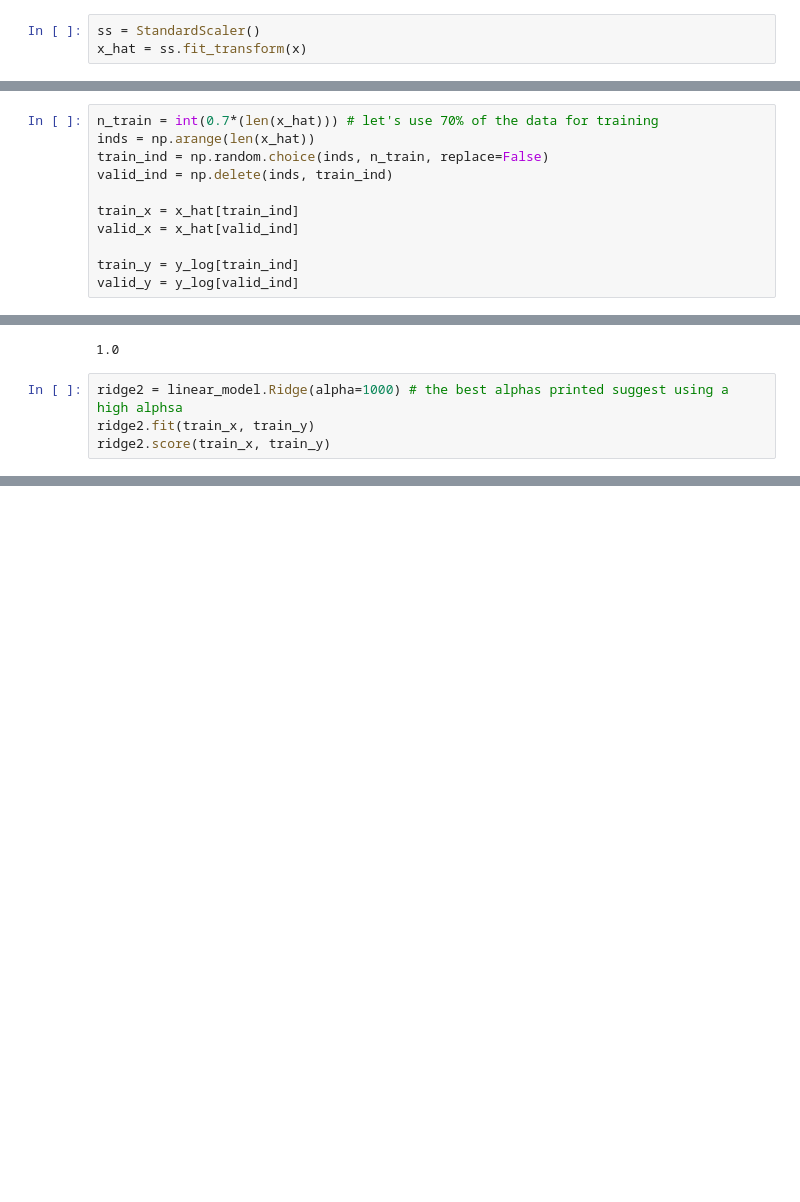
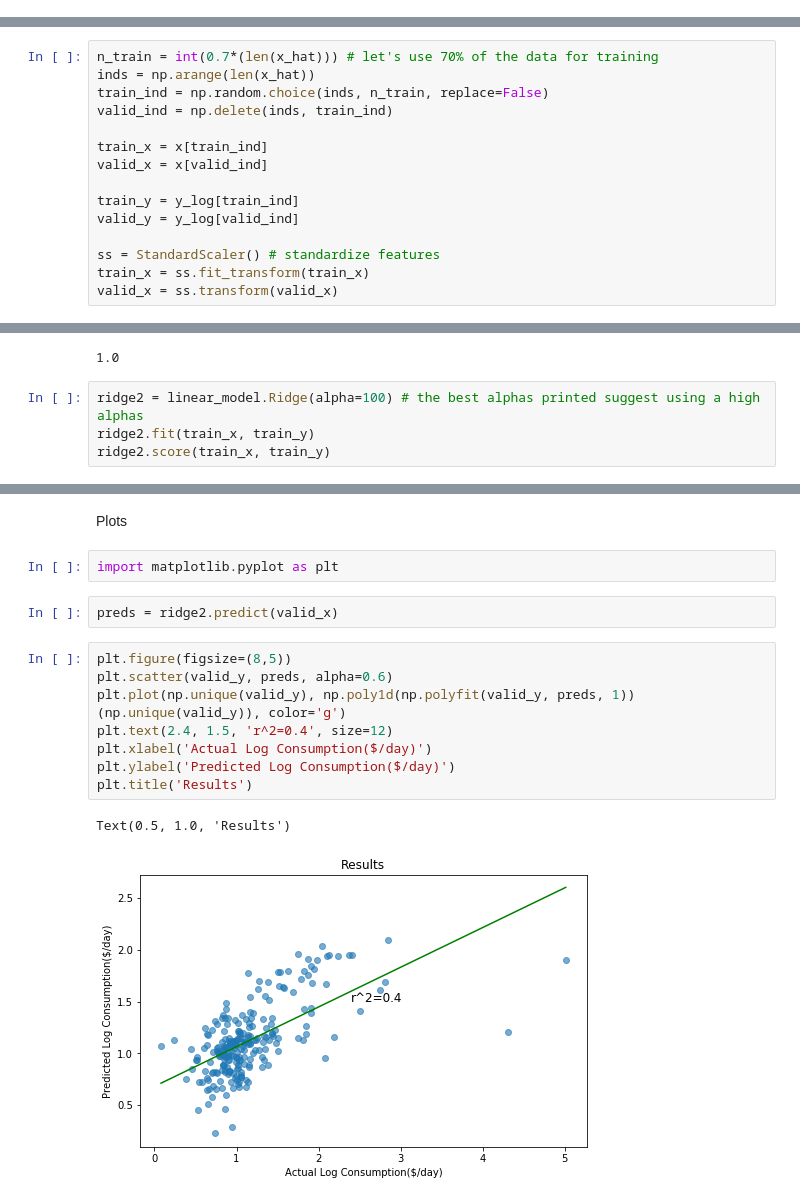
Before and after one commit to jmathur25/predicting-poverty-replication, a Jupyter notebook: use_trained_model.ipynb, the cells around one changed output, grey strips where cells are left out. Saved outputs shown, nothing was run; the diff lists cells and outputs as text; blank space fills up the shorter version.

```diff
--- a/use_trained_model.ipynb
+++ b/use_trained_model.ipynb
@@ -836,3 +192,0 @@ def evaluate_fold(
-# %%
-ss = StandardScaler()
-x_hat = ss.fit_transform(x)
@@ -864,11 +328,15 @@ inds = np.arange(len(x_hat))
 train_ind = np.random.choice(inds, n_train, replace=False)
 valid_ind = np.delete(inds, train_ind)
 
-train_x = x_hat[train_ind]
-valid_x = x_hat[valid_ind]
+train_x = x[train_ind]
+valid_x = x[valid_ind]
 
 train_y = y_log[train_ind]
 valid_y = y_log[valid_ind]
+
+ss = StandardScaler() # standardize features
+train_x = ss.fit_transform(train_x)
+valid_x = ss.transform(valid_x)
 # %%
 train_y.mean(), valid_y.mean() # let's make sure we don't have vastly different distributions of train/test
 # %% [output]
@@ -892,7 +360,7 @@ ridge.alpha
 # %% [output]
 1.0
 # %%
-ridge2 = linear_model.Ridge(alpha=1000) # the best alphas printed suggest using a high alphsa
+ridge2 = linear_model.Ridge(alpha=100) # the best alphas printed suggest using a high alphas
 ridge2.fit(train_x, train_y)
 ridge2.score(train_x, train_y)
 # %% [output]
@@ -906,0 +375,17 @@ ridge2.score(valid_x, valid_y)
+# %% [markdown]
+Plots
+# %%
+import matplotlib.pyplot as plt
+# %%
+preds = ridge2.predict(valid_x)
+# %%
+plt.figure(figsize=(8,5))
+plt.scatter(valid_y, preds, alpha=0.6)
+plt.plot(np.unique(valid_y), np.poly1d(np.polyfit(valid_y, preds, 1))(np.unique(valid_y)), color='g')
+plt.text(2.4, 1.5, 'r^2=0.4', size=12)
+plt.xlabel('Actual Log Consumption($/day)')
+plt.ylabel('Predicted Log Consumption($/day)')
+plt.title('Results')
+# %% [output]
+Text(0.5, 1.0, 'Results')
+[figure, added]
```
Also changed, not shown: parts of 12 cells of this notebook.
